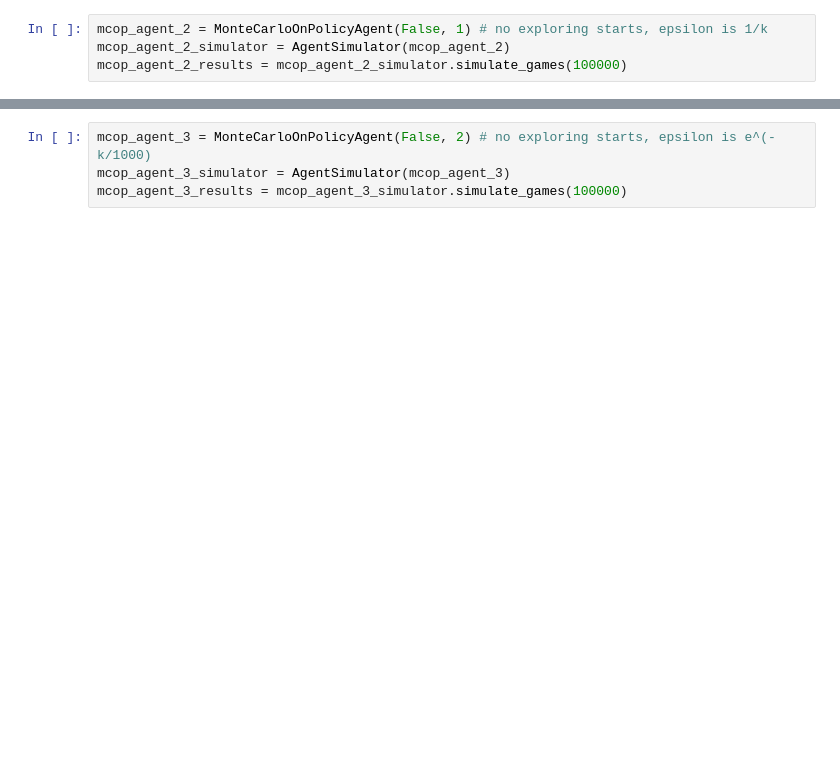
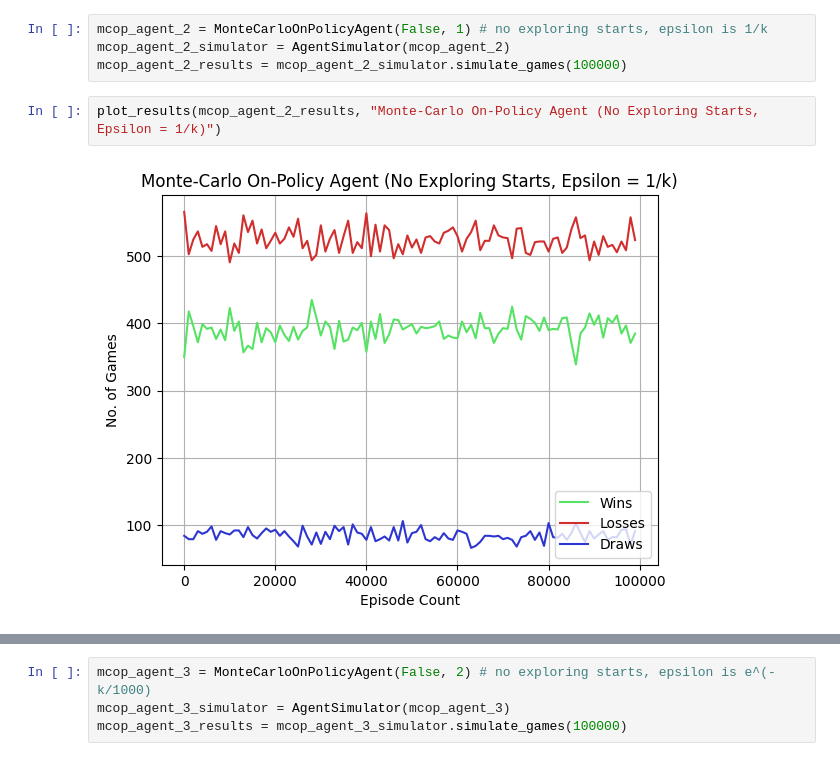
Before and after one commit to bentaliana/ARI2204, a Jupyter notebook: agent_evaluation.ipynb, the cells around one changed output, grey strips where cells are left out. Saved outputs shown, nothing was run; the diff lists cells and outputs as text; blank space fills up the shorter version.

```diff
--- a/agent_evaluation.ipynb
+++ b/agent_evaluation.ipynb
@@ -88,3 +243,7 @@ mcop_agent_1_results = mcop_agent_1_simulator.simulate_games(100000)
 mcop_agent_2 = MonteCarloOnPolicyAgent(False, 1) # no exploring starts, epsilon is 1/k
 mcop_agent_2_simulator = AgentSimulator(mcop_agent_2)
 mcop_agent_2_results = mcop_agent_2_simulator.simulate_games(100000)
+# %%
+plot_results(mcop_agent_2_results, "Monte-Carlo On-Policy Agent (No Exploring Starts, Epsilon = 1/k)")
+# %% [output]
+[figure, added]
```
Also changed, not shown: parts of 43 cells of this notebook, 2 other files.
